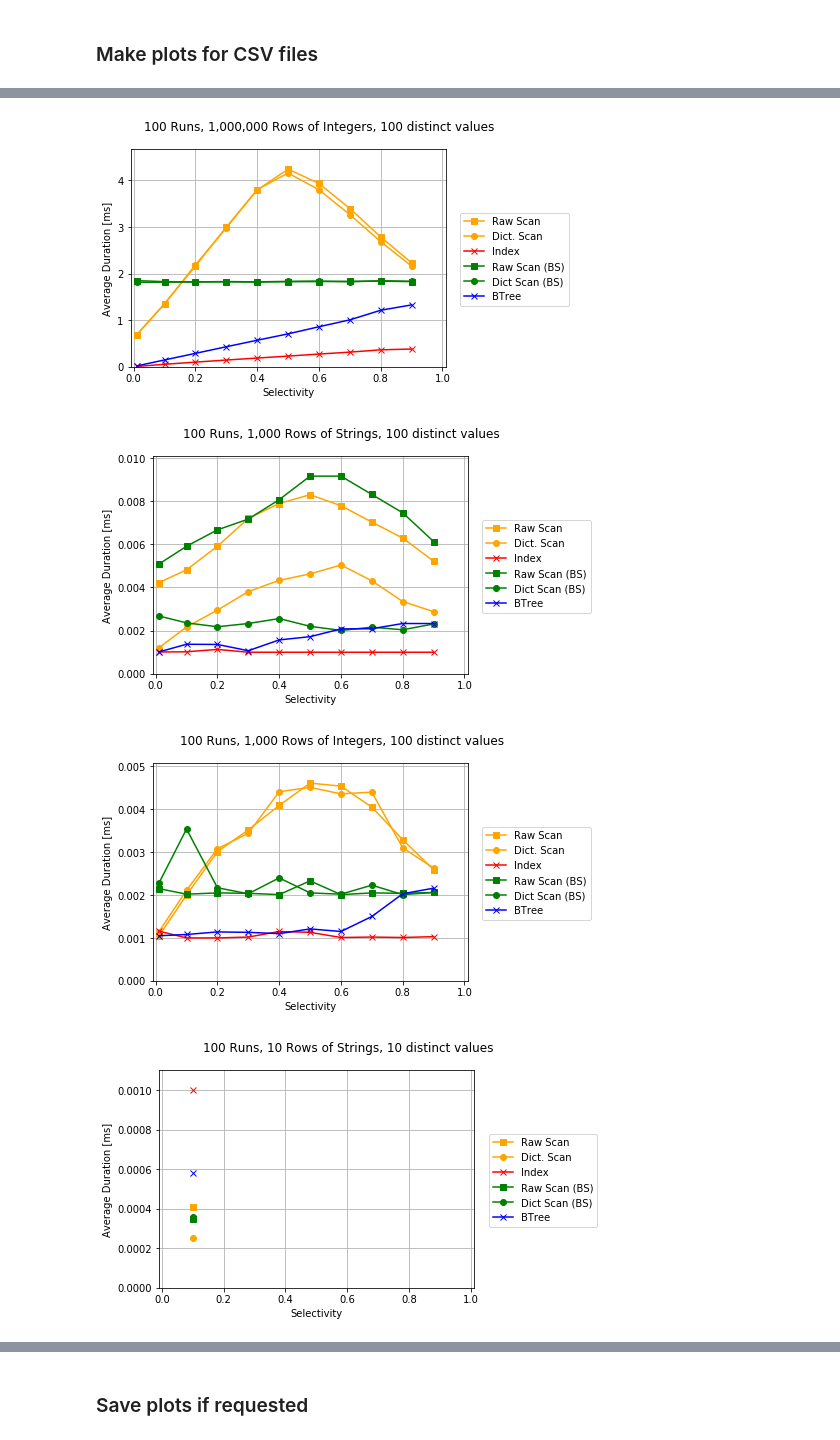
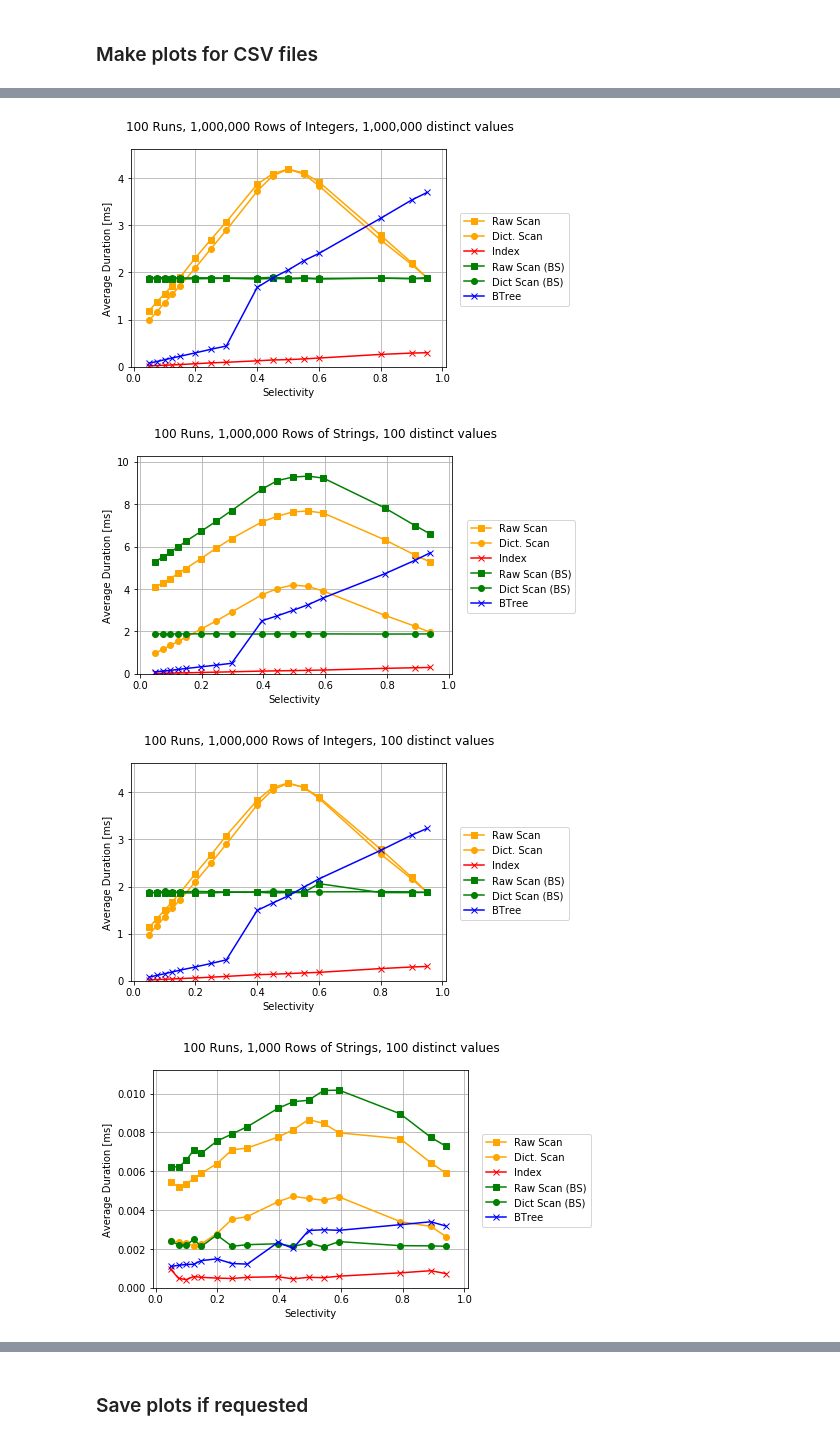
Before and after one commit to d-justen/index-vs-scan, a Jupyter notebook: visualization/result_visualization.ipynb, the cells around one changed output, grey strips where cells are left out. Cells and saved outputs as stored; diff of their text form; code cells hidden in the pictures.

Commit message:
update visualization and experiments to less or equal

```diff
--- a/visualization/result_visualization.ipynb
+++ b/visualization/result_visualization.ipynb
@@ -27,13 +33,23 @@ def get_df(filename):
     df = pd.read_csv(filename)
     return df
 
-def get_dataframes_per_operation(dataframe):
-    df_raw = dataframe[dataframe.operation == OPERATION_EQUALS]
-    df_dict = dataframe[dataframe.operation == OPERATION_EQUALS_DICT]
-    df_index = dataframe[dataframe.operation == OPERATION_EQUALS_INDEX]
-    df_raw_bitset = dataframe[dataframe.operation == OPERATION_EQUALS_BITSET]
-    df_dict_bitset = dataframe[dataframe.operation == OPERATION_EQUALS_DICT_BITSET]
-    df_btree = dataframe[dataframe.operation == OPERATION_EQUALS_BTREE]
+def get_dataframes_per_operation(dataframe, operation_type="equals"):
+    if operation_type == "equals":
+        df_raw = dataframe[dataframe.operation == OPERATION_EQUALS]
+        df_dict = dataframe[dataframe.operation == OPERATION_EQUALS_DICT]
+        df_index = dataframe[dataframe.operation == OPERATION_EQUALS_INDEX]
+        df_raw_bitset = dataframe[dataframe.operation == OPERATION_EQUALS_BITSET]
+        df_dict_bitset = dataframe[dataframe.operation == OPERATION_EQUALS_DICT_BITSET]
+        df_btree = dataframe[dataframe.operation == OPERATION_EQUALS_BTREE]
+    elif operation_type == "less_or_equals":
+        df_raw = dataframe[dataframe.operation == OPERATION_LESS_OR_EQUALS]
+        df_dict = dataframe[dataframe.operation == OPERATION_LESS_OR_EQUALS_DICT]
+        df_index = dataframe[dataframe.operation == OPERATION_LESS_OR_EQUALS_INDEX]
+        df_raw_bitset = dataframe[dataframe.operation == OPERATION_LESS_OR_EQUALS_BITSET]
+        df_dict_bitset = dataframe[dataframe.operation == OPERATION_LESS_OR_EQUALS_DICT_BITSET]
+        df_btree = dataframe[dataframe.operation == OPERATION_LESS_OR_EQUALS_BTREE]
+    else: raise ArgumentError("Unsupported operation type {}".format(operation_type))
+
 
     return df_raw, df_dict, df_index, df_raw_bitset, df_dict_bitset, df_btree
 
@@ -91,9 +107,9 @@ def get_comparing_scatter_plot(x, ys, labels, axes, title):
     return fig
 
 
-def plot_df(dataframe, column_type, distinct_values):
+def plot_df(dataframe, column_type, distinct_values, operation_type="equals"):
     dataframe = dataframe.sort_values('selectivity', ascending=True)
-    raw, dic, index, raw_bitset, dic_bitset, btree = get_dataframes_per_operation(dataframe)
+    raw, dic, index, raw_bitset, dic_bitset, btree = get_dataframes_per_operation(dataframe, operation_type)
     raw_mean_durations, raw_bs_mean_durations, dic_mean_durations, dic_bs_mean_durations, index_mean_durations, btree_mean_durations  = get_mean_durations_by_operation_and_selectivity(raw, raw_bitset, dic, dic_bitset, index, btree)
     durations = [raw_mean_durations, dic_mean_durations, index_mean_durations, raw_bs_mean_durations, dic_bs_mean_durations, btree_mean_durations ]
     methods = ['Raw Scan', 'Dict. Scan', 'Index', 'Raw Scan (BS)', 'Dict Scan (BS)', 'BTree']
@@ -119,15 +135,20 @@ axes = {
     'y_label': 'Average Duration [ms]',
 }
 
-plots.append(plot_df(get_df('./10000000_string.csv'), 'Strings', 1000000))
-plots.append(plot_df(get_df('./10000000_int.csv'), 'Integers', 1000000))
+split_files = [ './10000000_string_leq_10000000.csv', './10000000_int_leq_10000000.csv', './10000000_string_leq_1000000.csv', './10000000_int_leq_1000000.csv', './10000000_string_leq_100.csv', './10000000_int_leq_100.csv' ]
+split_distinct_values = [ 10000000, 10000000, 1000000, 1000000, 100, 100]
+files = [ './1000000_leq_1000000.csv', './1000000_leq_100.csv', './1000_leq_100.csv', './10_leq.csv' ]
+distinct_values = [ 1000000, 100, 100, 10 ]
 
-files = [ './1000000-1.csv', './1000000-2.csv', './1000000-3.csv', './1000.csv', './10-1.csv', './10-2.csv' ]
-distinct_values = [1000000, 1000, 100, 100, 10, 2]
+for i in range(len(split_files)):
+    df = get_df(split_files[i])
+    row_type = 'Strings' if ('string' in split_files[i]) else 'Integers'
+    plots.append(plot_df(df, row_type, split_distinct_values[i], operation_type="less_or_equals"))
+
 for i in range(len(files)):
     df = get_df(files[i])
     df_int = df[df.column_type == TYPE_INT]
     df_string = df[df.column_type == TYPE_STRING]
-    plots.append(plot_df(df_string, 'Strings', distinct_values[i]))
-    plots.append(plot_df(df_int, 'Integers', distinct_values[i]))
+    plots.append(plot_df(df_string, 'Strings', distinct_values[i], operation_type="less_or_equals"))
+    plots.append(plot_df(df_int, 'Integers', distinct_values[i], operation_type="less_or_equals"))
 # %% [output]
@@ -141,4 +162,4 @@ for i in range(len(files)):
-[figure, old version]
+[figure, new version]
-[figure, old version]
+[figure, new version]
-[figure, old version]
+[figure, new version]
-[figure, old version]
+[figure, new version]
```
Also changed, not shown: parts of 3 cells of this notebook, 2 other files.
